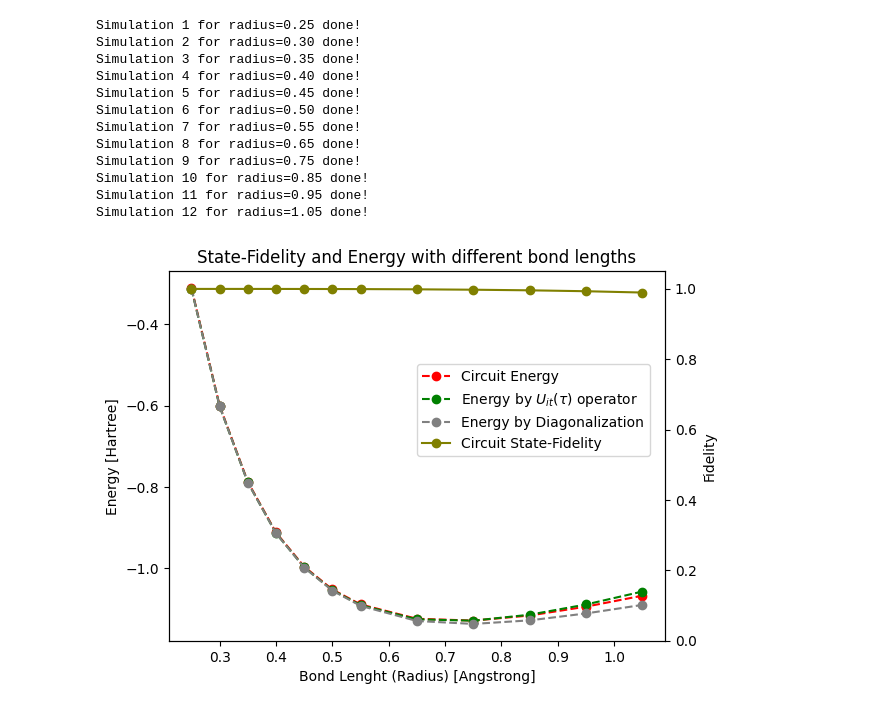
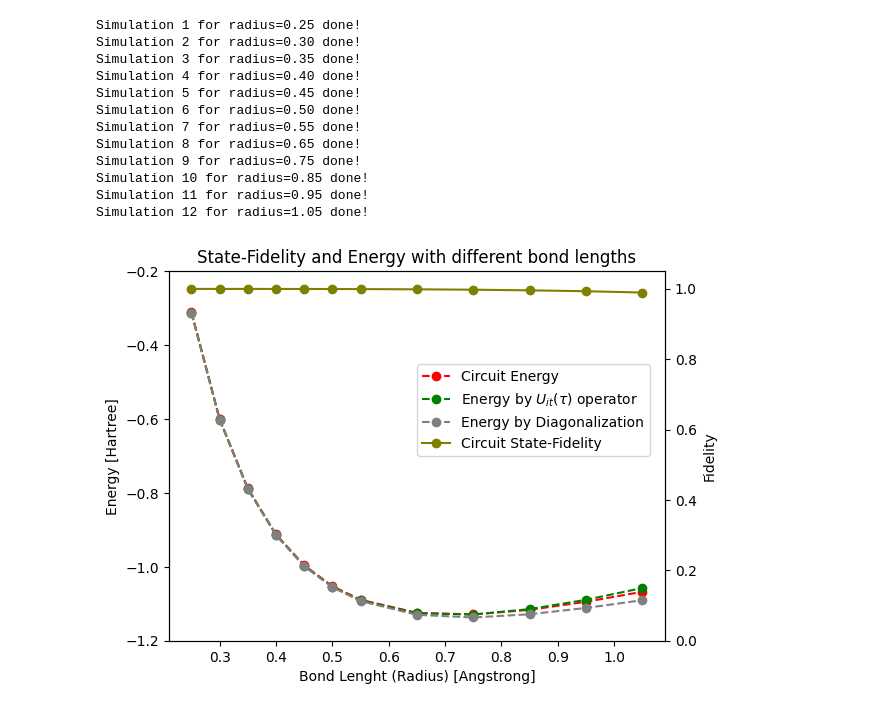
Before and after one commit to GiovanniZago/ImaginaryTimeEvolution, a Jupyter notebook: project/graph_makers/fig7.ipynb, the cells around one changed output. Cells and saved outputs as stored; diff of their text form; code cells hidden in the pictures.

```diff
--- a/project/graph_makers/fig7.ipynb
+++ b/project/graph_makers/fig7.ipynb
@@ -49,21 +49,23 @@ Simulation 12 for radius=1.05 done!
 # %%
 colors = ["olive", "red", "green", "gray"]
 
 plot1 = plt.plot(radii, energies[:, 1], label="Circuit Energy", color=colors[1], marker='o', ls="--")
 plot2 = plt.plot(radii, energies[:, 2], label=r"Energy by $U_{it}(\tau)$ operator", color=colors[2], ls="--", marker='o')
 plot3 = plt.plot(radii, energies[:, 0], label="Energy by Diagonalization", color=colors[3], ls="--", marker='o')
 
 plt.xlabel(r"Bond Lenght (Radius) [Angstrong]")
 plt.ylabel(r"Energy [Hartree]")
+plt.ylim(-1.2, -0.2)
 
 y2 = plt.gca().twinx()
 y2.set_ylim(0, 1.05)
 y2.set_yticks(np.arange(0, 1.1, 0.2))
 y2.set_yticklabels([f"{x:.1f}" for x in np.arange(0, 1.1, 0.2)])
 y2.set_ylabel("Fidelity")
 plot4 = plt.plot(radii, fids, label="Circuit State-Fidelity", color=colors[0], marker='o')
 plt.legend(loc=(0.5, 0.5), handles=[plot1[0], plot2[0], plot3[0], plot4[0]]);
 
 plt.title(r"State-Fidelity and Energy with different bond lengths");
+plt.savefig("fig7.svg")
 # %% [output]
-[figure, old version]
+[figure, new version]
```
Also changed, not shown: parts of 2 cells of this notebook, 5 other files.
